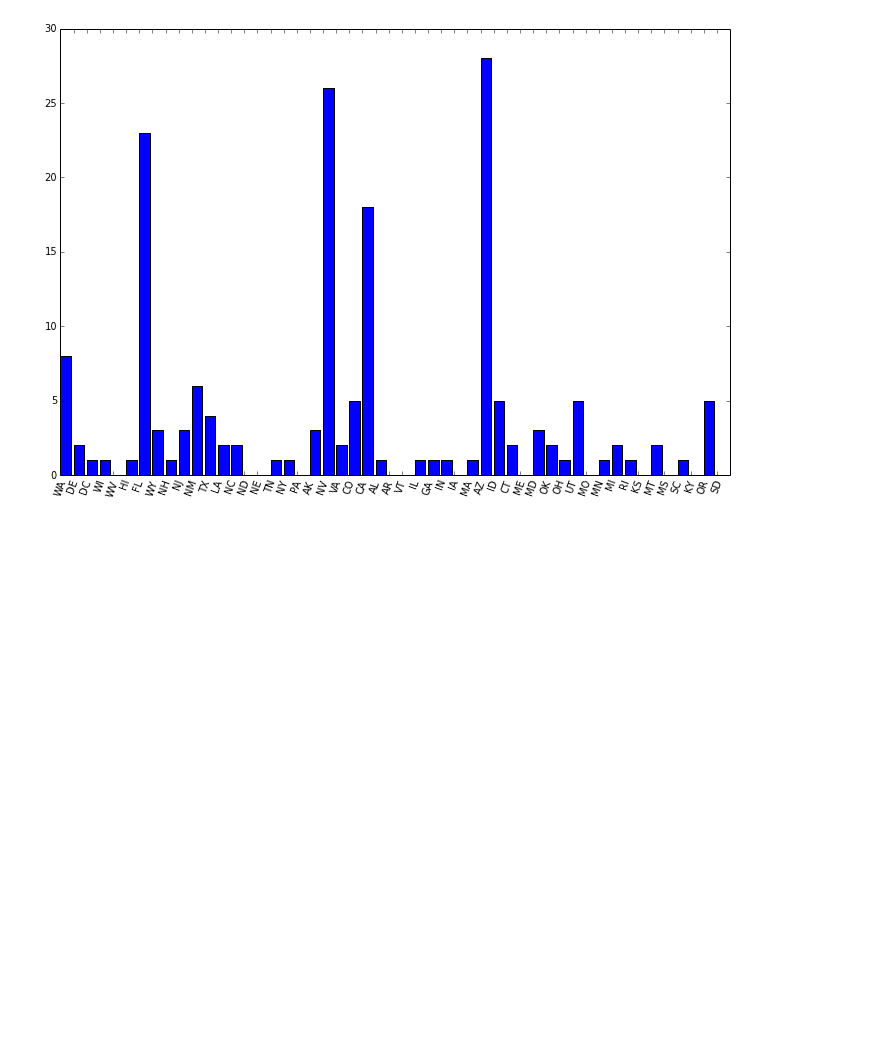
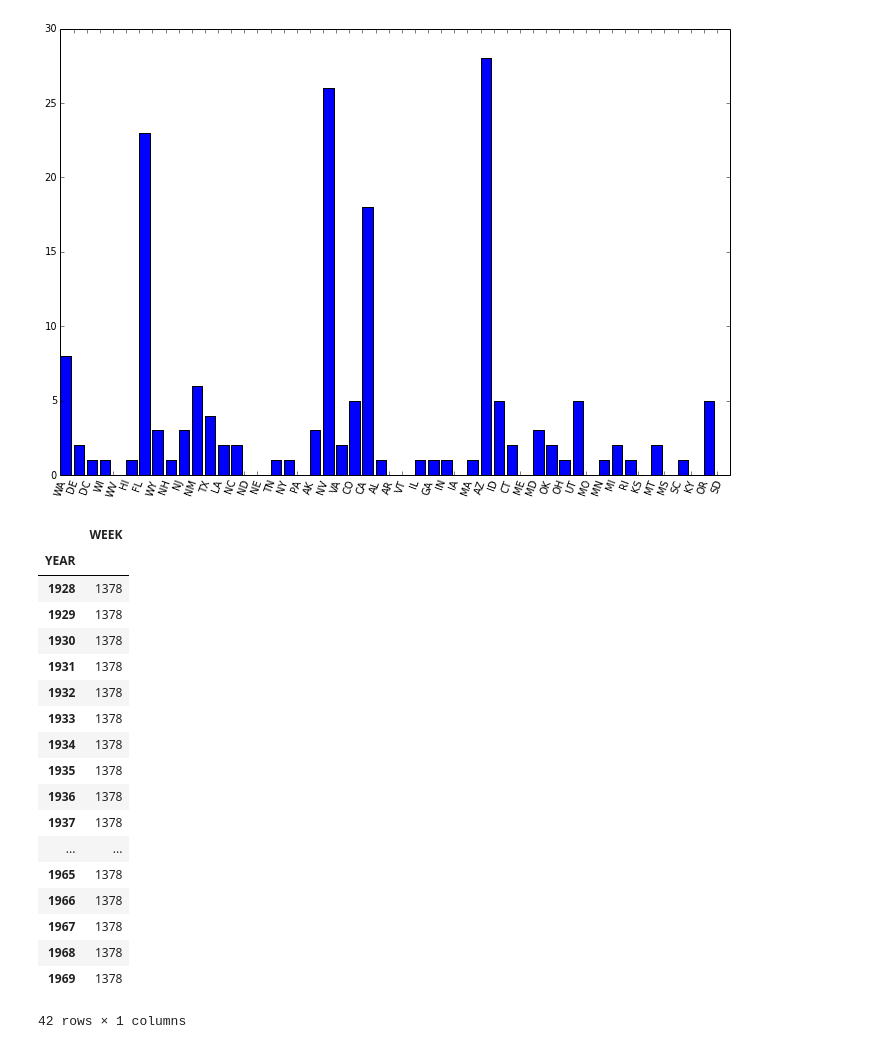
Before and after one commit to nstrayer/math295, a Jupyter notebook: HW01/work/hw01.ipynb, the cells around one changed output. Drawn from its saved outputs; the diff is of its cells as text; code cells hidden in the pictures; blank space fills up the shorter version.

Commit message:
Backup, working on collapsing csv dataframe.

```diff
--- a/HW01/work/hw01.ipynb
+++ b/HW01/work/hw01.ipynb
@@ -214,3 +213,30 @@ plt.xlim([0,51])
 # %% [output]
 (0, 51)
 [figure]
+# %%
+polioData = pd.read_csv("data/POLIO_Cases_1928-1969.csv", skiprows = 2)
+polioData = polioData.replace("-",0)
+
+grouped = polioData.groupby("YEAR")
+
+grouped.aggregate(np.sum)
+# %% [output]
+|  | WEEK |
+| YEAR |  |
+| 1928 | 1378 |
+| 1929 | 1378 |
+| 1930 | 1378 |
+| 1931 | 1378 |
+| 1932 | 1378 |
+| 1933 | 1378 |
+| 1934 | 1378 |
+| 1935 | 1378 |
+| 1936 | 1378 |
+| 1937 | 1378 |
+| ... | ... |
+| 1965 | 1378 |
+| 1966 | 1378 |
+| 1967 | 1378 |
+| 1968 | 1378 |
+| 1969 | 1378 |
+42 rows × 1 columns
```
Also changed, not shown: parts of 3 cells of this notebook.
